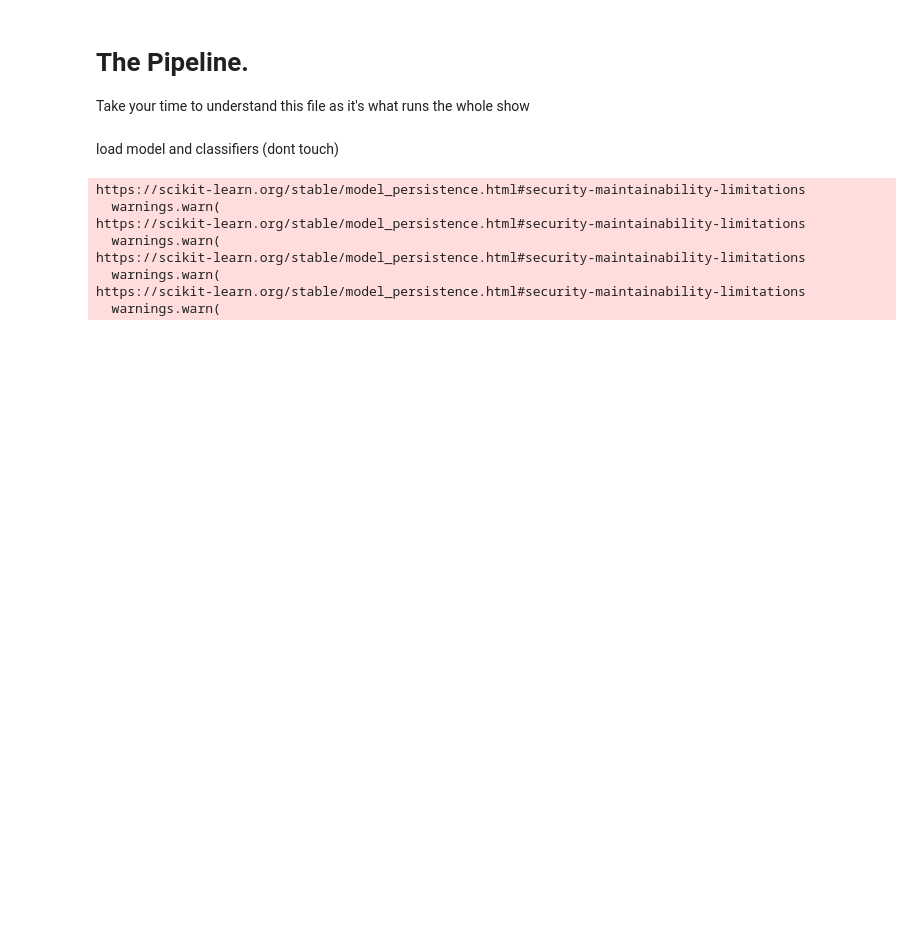
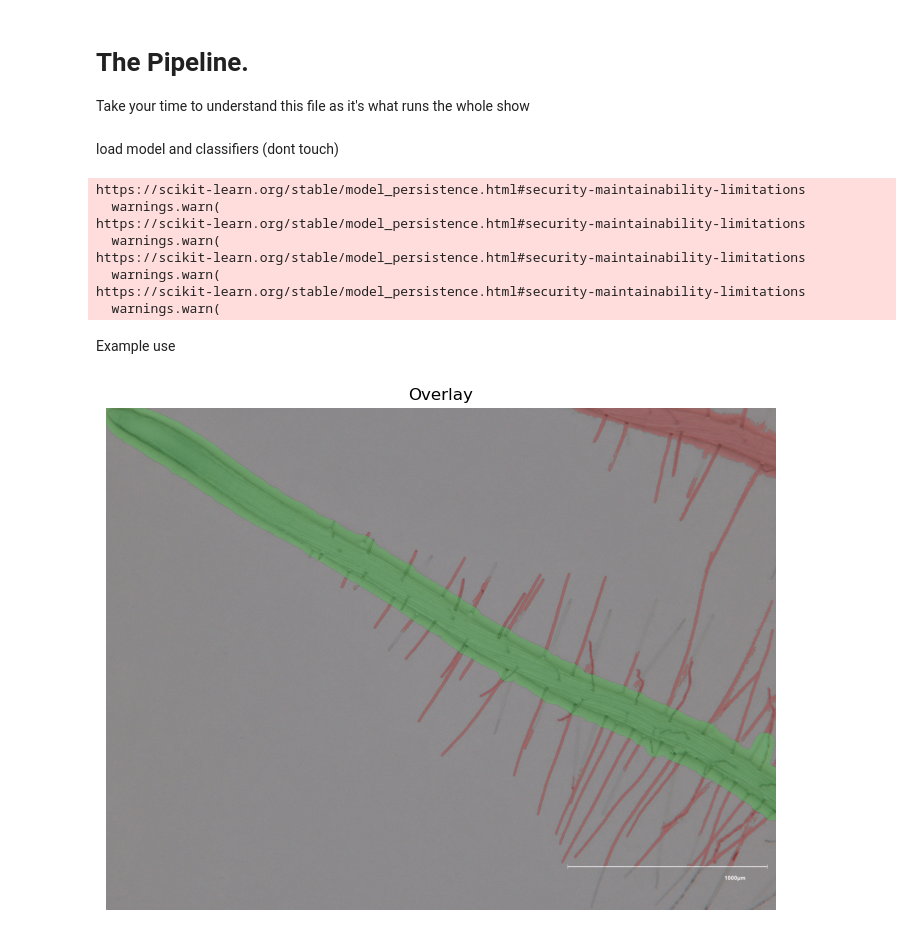
Before and after one commit to Tristant2005/DAAD_Tristan_Bioinformatics_2026, a Jupyter notebook: pipeline.ipynb, the cells around one changed output. Drawn from its saved outputs; the diff is of its cells as text; code cells hidden in the pictures; blank space fills up the shorter version.

```diff
--- a/pipeline.ipynb
+++ b/pipeline.ipynb
@@ -97,17 +101,20 @@ https://scikit-learn.org/stable/model_persistence.html#security-maintainability-
   warnings.warn(
 # %%
 # go through each 5 major setps. Look at documentation pdf or hold Ctr key when left-clicking for more info
-def instance_segmentation_pipeline(img_path, verbose=False):
+def instance_segmentation_pipeline(img_path,
+                                    max_hole_size=2000,
+                                    min_area=100,
+                                    max_distance=20,
+                                    circularity_threshold=0.8,
+                                    verbose=False,
+                                    is_stitched=False,
+                                    show_overlay=True):
 
     #1. Classic Segmentation
     #   function returns the mask for the root and the mask for the hairs as seperate variables
-    root, hairs = segmentation_pipeline(img_path,
-                                        max_hole_size=2000,
-                                        min_area=100,
-                                        max_distance=20,
-                                        circularity_threshold=0.8,
-                                        verbose=verbose,
-                                        show_overlay=verbose)
+    root, hairs = segmentation_pipeline(img_path, max_hole_size=max_hole_size, min_area=min_area, max_distance=max_distance,
+                                        circularity_threshold=circularity_threshold, verbose=verbose, is_stitched=is_stitched,
+                                        show_overlay=show_overlay)
 
 
     #2. Separate Classic Segments by Instance
@@ -115,7 +122,7 @@ def instance_segmentation_pipeline(img_path, verbose=False):
     classic_masks = instance_regions(hairs, root)
     # classic_masks = []
 
-    #3. Get the Model outputs
+    # 3. Get the Model outputs
     #   Instances is a list of all found instances in the image, including bounding box, mask, label, and label id
     model_instances = detectron2_instances(predictor, img_path, verbose=verbose)
 
@@ -128,6 +135,8 @@ def instance_segmentation_pipeline(img_path, verbose=False):
 
 
     return classified_instances, model_instances, classic_masks
+
+    # return classic_masks
 # %%
 import imagesize
 from pathlib import Path
@@ -204 +213,12 @@ def make_coco_outputs(img_source, save=True):
 make_coco_outputs(json_file)
+# %% [markdown]
+Example use
+# %%
+# Example run case
+
+#
+# image = "/home/mellanie/Desktop/Annotated_dataset/20241030_N4_Plate1_DAG6_1000_L/000010.tif"
+image = "/home/mellanie/Desktop/Annotated_dataset/20241030_N4_Plate1_DAG6_1000_L/000011.tif"
+fused_classified_instances, model_instances, classic_masks = instance_segmentation_pipeline(image, verbose=False)
+# %% [output]
+[figure, added]
```
Also changed, not shown: parts of 4 cells of this notebook, 5 other files.
